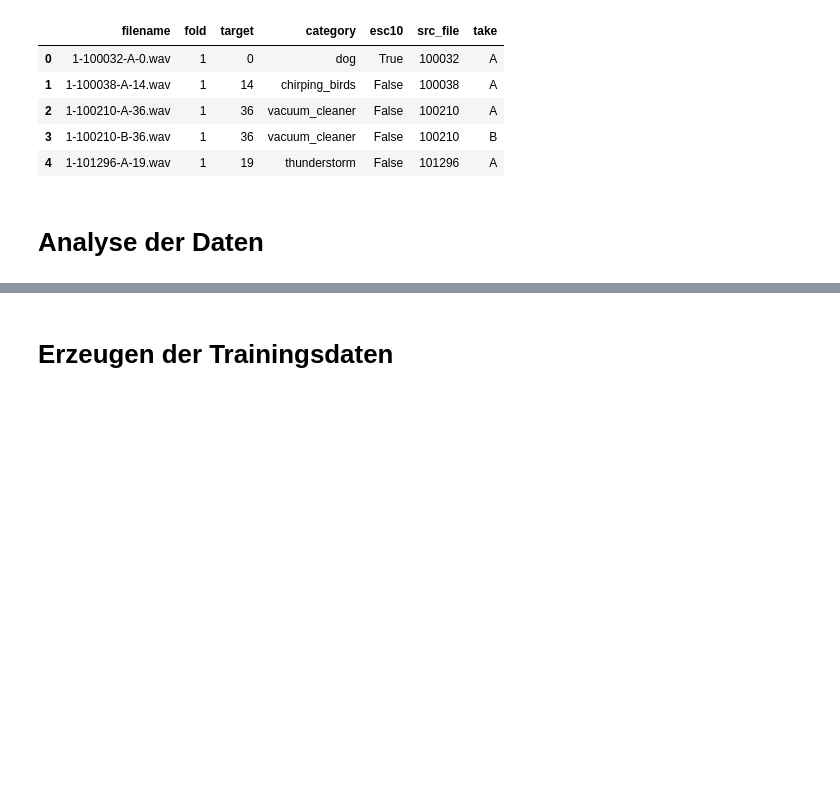
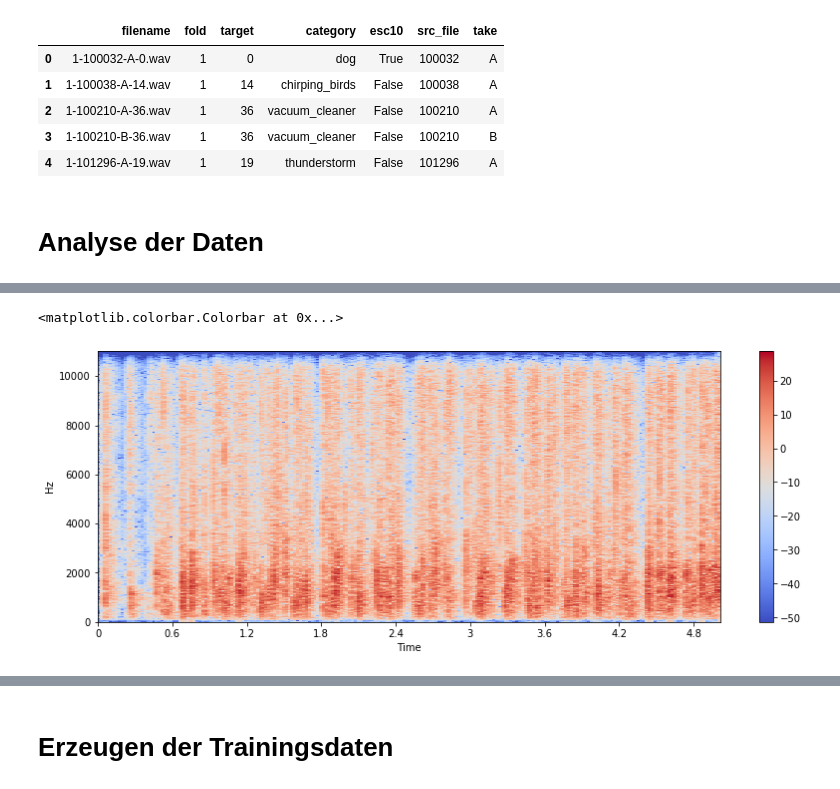
Before and after one commit to ditomax/mlwifianwender, a Jupyter notebook: 06 Anwendungsbeispiel Importing audio data plus classification.ipynb, the cells around one changed output, grey strips where cells are left out. Saved outputs shown, nothing was run; the diff lists cells and outputs as text; code cells hidden in the pictures; blank space fills up the shorter version.

```diff
--- a/06 Anwendungsbeispiel Importing audio data plus classification.ipynb
+++ b/06 Anwendungsbeispiel Importing audio data plus classification.ipynb
@@ -151,0 +193,9 @@ df.head()
+# %%
+X = librosa.stft(x_show)
+Xdb = librosa.amplitude_to_db(abs(X))
+plt.figure(figsize=(14, 5))
+librosa.display.specshow(Xdb, sr=sr, x_axis='time', y_axis='hz')
+plt.colorbar()
+# %% [output]
+<matplotlib.colorbar.Colorbar at 0x...>
+[figure, added]
```
Also changed, not shown: parts of 24 cells of this notebook.
